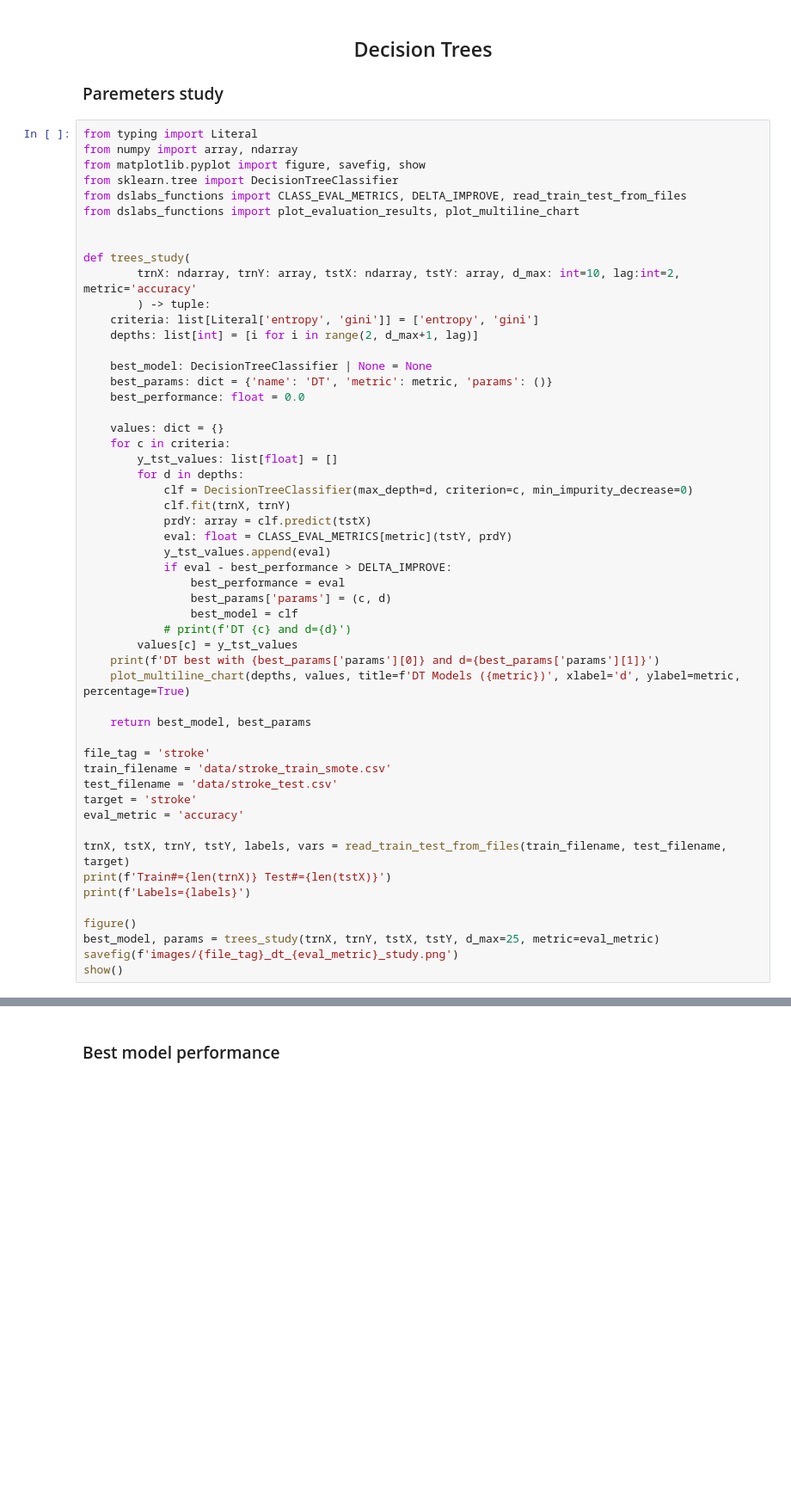
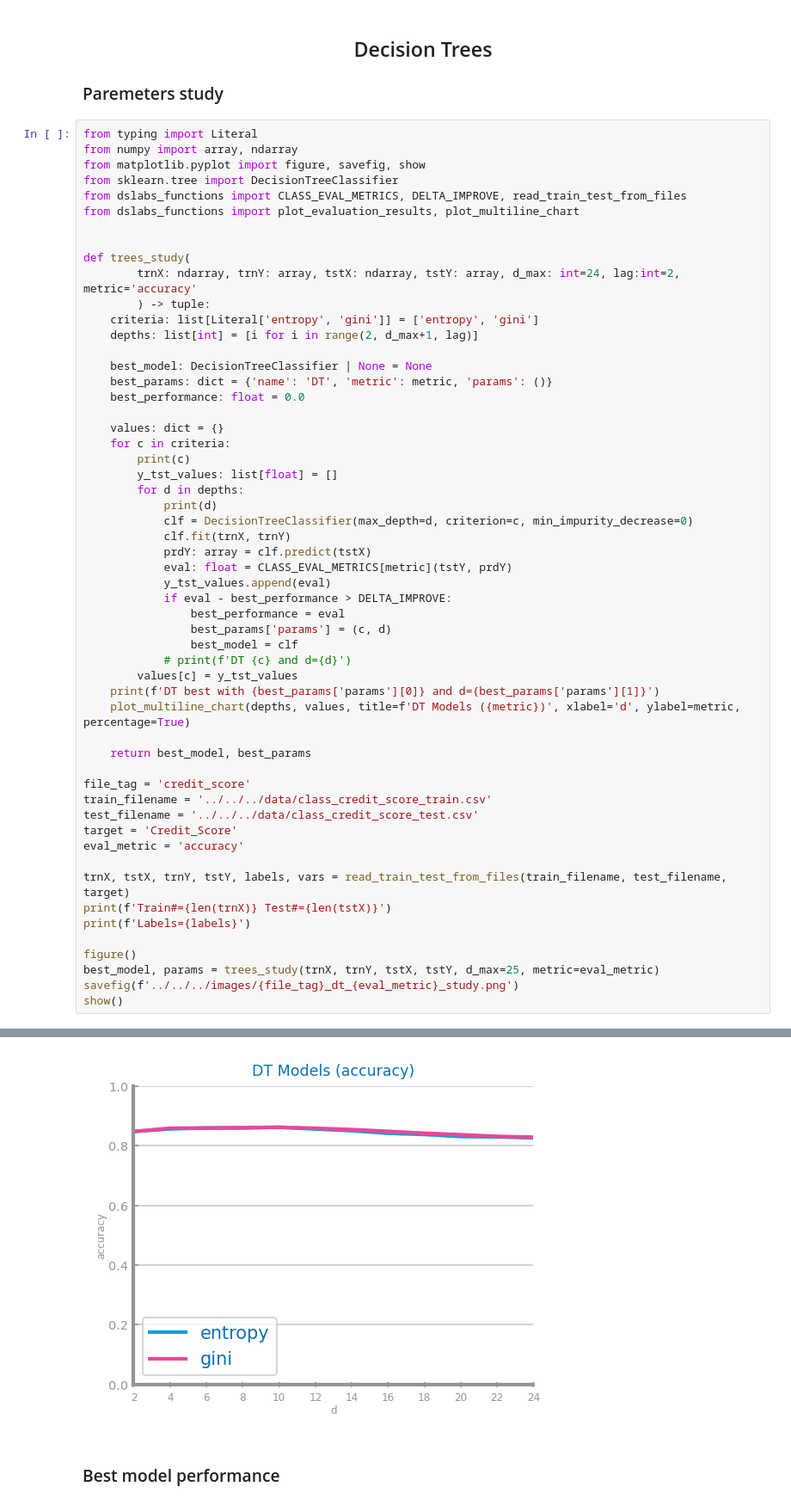
Before and after one commit to DaviGiordano/data-science-course-project, a Jupyter notebook: ipynb_files/Multidimensional/4_Classfication/Lab243_trees.ipynb, the cells around one changed output, grey strips where cells are left out. Shown: that part at 86% size. Saved outputs shown, nothing was run; the diff lists cells and outputs as text; blank space fills up the shorter version.

```diff
--- a/ipynb_files/Multidimensional/4_Classfication/Lab243_trees.ipynb
+++ b/ipynb_files/Multidimensional/4_Classfication/Lab243_trees.ipynb
@@ -12,7 +12,7 @@ from dslabs_functions import plot_evaluation_results, plot_multiline_chart
 
 
 def trees_study(
-        trnX: ndarray, trnY: array, tstX: ndarray, tstY: array, d_max: int=10, lag:int=2, metric='accuracy'
+        trnX: ndarray, trnY: array, tstX: ndarray, tstY: array, d_max: int=24, lag:int=2, metric='accuracy'
         ) -> tuple:
     criteria: list[Literal['entropy', 'gini']] = ['entropy', 'gini']
     depths: list[int] = [i for i in range(2, d_max+1, lag)]
@@ -23,8 +23,10 @@ def trees_study(
 
     values: dict = {}
     for c in criteria:
+        print(c)
         y_tst_values: list[float] = []
         for d in depths:
+            print(d)
             clf = DecisionTreeClassifier(max_depth=d, criterion=c, min_impurity_decrease=0)
             clf.fit(trnX, trnY)
             prdY: array = clf.predict(tstX)
@@ -41,10 +43,10 @@ def trees_study(
 
     return best_model, best_params
 
-file_tag = 'stroke'
-train_filename = 'data/stroke_train_smote.csv'
-test_filename = 'data/stroke_test.csv'
-target = 'stroke'
+file_tag = 'credit_score'
+train_filename = '../../../data/class_credit_score_train.csv'
+test_filename = '../../../data/class_credit_score_test.csv'
+target = 'Credit_Score'
 eval_metric = 'accuracy'
 
 trnX, tstX, trnY, tstY, labels, vars = read_train_test_from_files(train_filename, test_filename, target)
@@ -53,5 +55,6 @@ print(f'Labels={labels}')
 
 figure()
 best_model, params = trees_study(trnX, trnY, tstX, tstY, d_max=25, metric=eval_metric)
-savefig(f'images/{file_tag}_dt_{eval_metric}_study.png')
+savefig(f'../../../images/{file_tag}_dt_{eval_metric}_study.png')
 show()
+# %% [output]
@@ -58,3 +78,4 @@ show()
+[figure, added]
 # %% [markdown]
 <h3>Best model performance</h3>
 # %%
```
Also changed, not shown: parts of 6 cells of this notebook, 48 other files.
